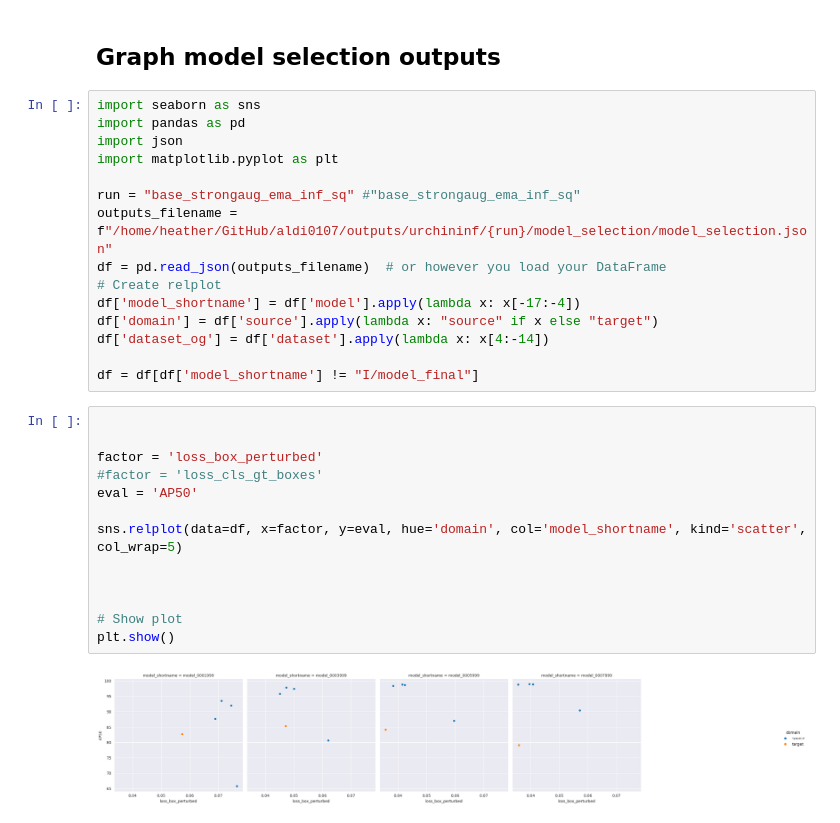
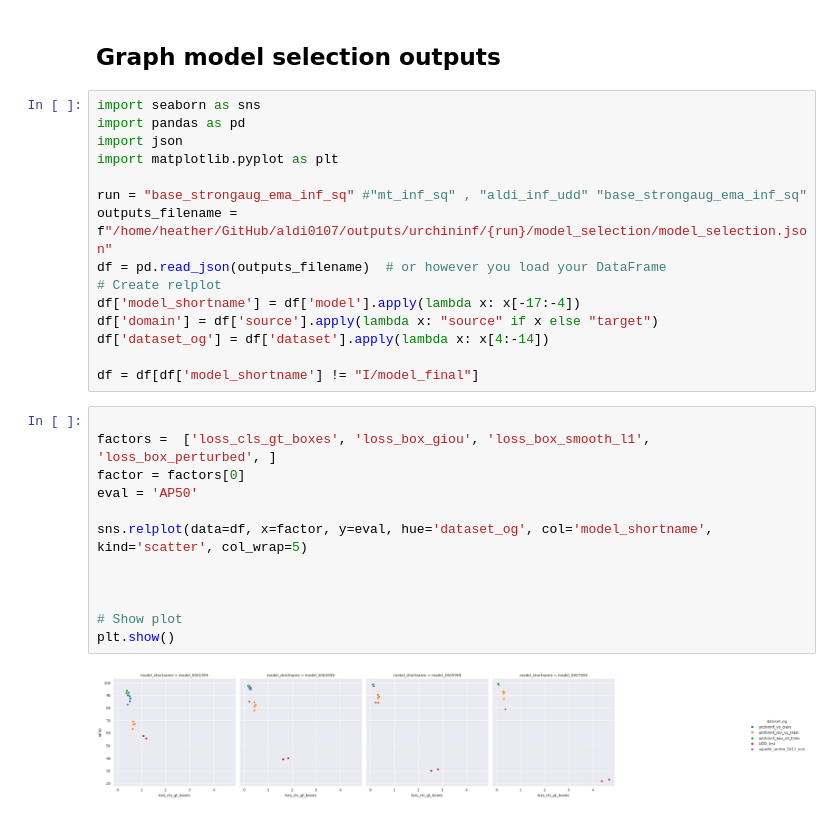
Before and after one commit to hdoi5324/aldi0107, a Jupyter notebook: tools/model_selection.ipynb, the cells around one changed output. Cells and saved outputs as stored; diff of their text form.

```diff
--- a/tools/model_selection.ipynb
+++ b/tools/model_selection.ipynb
@@ -6,7 +6,7 @@ import pandas as pd
 import json
 import matplotlib.pyplot as plt
 
-run = "base_strongaug_ema_inf_sq" #"base_strongaug_ema_inf_sq"
+run = "base_strongaug_ema_inf_sq" #"mt_inf_sq" , "aldi_inf_udd" "base_strongaug_ema_inf_sq"
 outputs_filename = f"/home/heather/GitHub/aldi0107/outputs/urchininf/{run}/model_selection/model_selection.json"
 df = pd.read_json(outputs_filename)  # or however you load your DataFrame
 # Create relplot
@@ -17,19 +17,18 @@ df['dataset_og'] = df['dataset'].apply(lambda x: x[4:-14])
 df = df[df['model_shortname'] != "I/model_final"]
 # %%
 
-
-factor = 'loss_box_perturbed'
-#factor = 'loss_cls_gt_boxes'
+factors =  ['loss_cls_gt_boxes', 'loss_box_giou', 'loss_box_smooth_l1', 'loss_box_perturbed', ]
+factor = factors[0]
 eval = 'AP50'
 
-sns.relplot(data=df, x=factor, y=eval, hue='domain', col='model_shortname', kind='scatter', col_wrap=5)
+sns.relplot(data=df, x=factor, y=eval, hue='dataset_og', col='model_shortname', kind='scatter', col_wrap=5)
 
 
 
 # Show plot
 plt.show()
 # %% [output]
-[figure, old version]
+[figure, new version]
 # %%
 import numpy as np
 from sklearn.linear_model import LinearRegression
```
Also changed, not shown: parts of 6 cells of this notebook, 3 other files.
